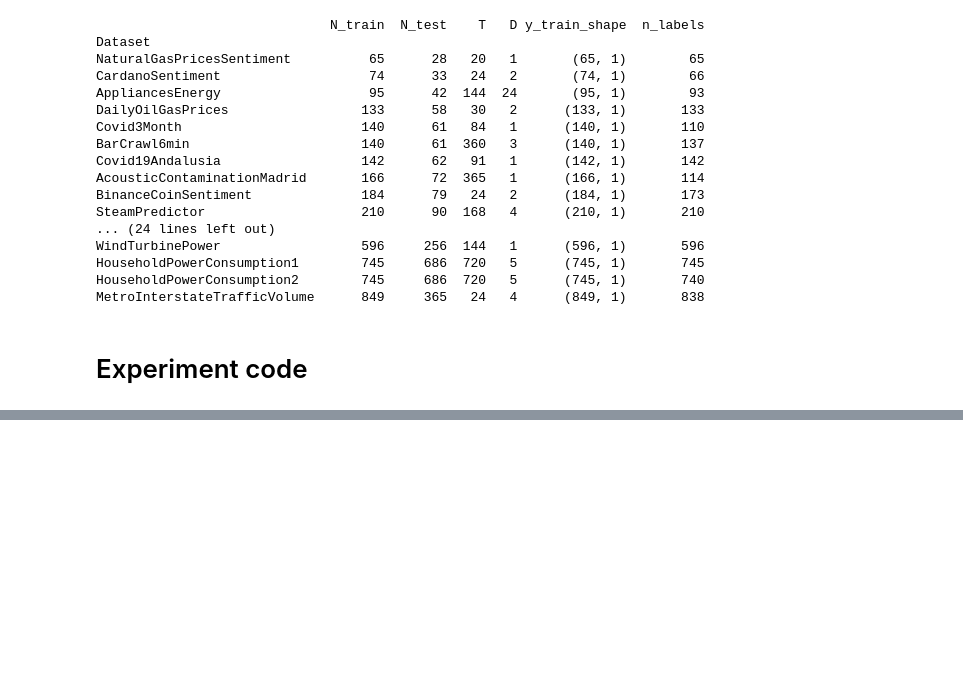
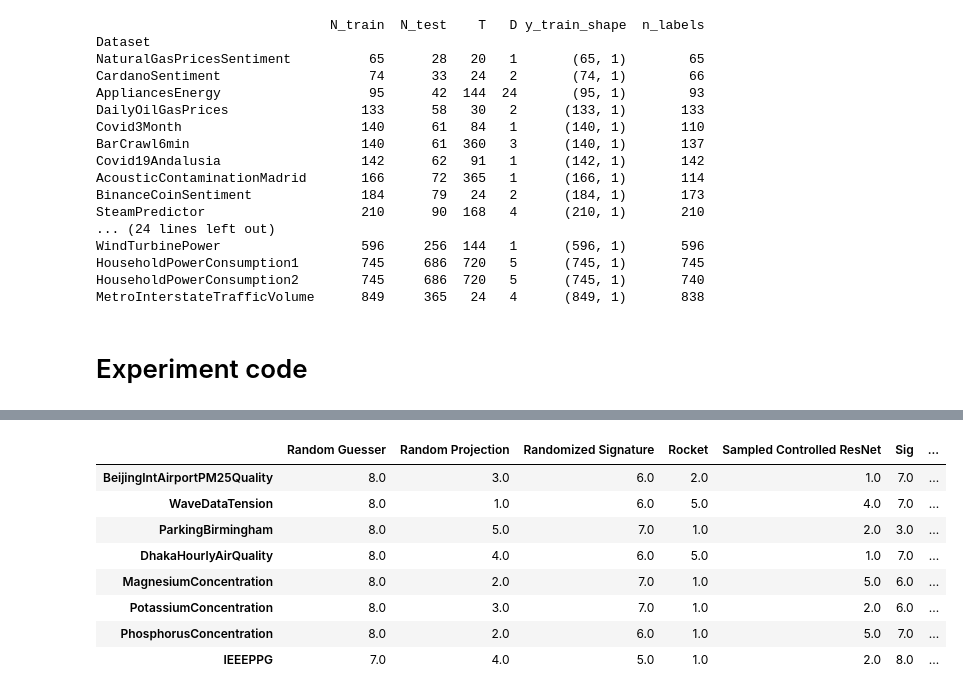
Before and after one commit to nikitazozoulenko/Zephyrox, a Jupyter notebook: jax_based/SWIM/TSER_SWIM.ipynb, the cells around one changed output, grey strips where cells are left out. Cells and saved outputs as stored; diff of their text form; code cells hidden in the pictures; blank space fills up the shorter version.

```diff
--- a/jax_based/SWIM/TSER_SWIM.ipynb
+++ b/jax_based/SWIM/TSER_SWIM.ipynb
@@ -67,8 +67,8 @@ def get_aeon_dataset(
         raise ValueError("TSER_or_TSC must be either 'TSER' or 'TSC'")
 
     #download
-    X_train, y_train = load_fun(dataset_name, split="train", extract_path=extract_path)
-    X_test, y_test = load_fun(dataset_name, split="test", extract_path=extract_path)
+    X_train, y_train = load_fun(dataset_name, split="train", extract_path=extract_path+TSER_or_TSC+"/")
+    X_test, y_test = load_fun(dataset_name, split="test", extract_path=extract_path+TSER_or_TSC+"/")
 
     #to jax array NOTE hardcoded no gradients
     X_train = lax.stop_gradient(jnp.array(X_train).transpose(0,2,1))
@@ -252,7 +252,7 @@ def run_allmodels_1dataset(
     max_batch = 1000
     n_features = 100
     models = [
-        ["Random Guesser", RandomGuesser(prng_key, 100, max_batch)],
+        ["Random Guesser", RandomGuesser(prng_key, 10, max_batch)],
         ["Tabular", TabularTimeseriesFeatures(max_batch)],
         ["Sig", SigTransform(4, max_batch)],
         #["Log Sig", LogSigTransform(4, max_batch)],
@@ -272,10 +272,11 @@ def run_allmodels_1dataset(
             jnp.tanh,
             max_batch,
             )],
-        ["MultiRocket", MultiRocketWrapper(
-            50000,
+        ["Rocket", RocketWrapper(
+            20000,
             10000000,
             )],
+        ["Random Projection", RandomProjectionFeatures(prng_key, 5000)],
         ]
 
     results = []
@@ -339,6 +340,6 @@ def run_all_experiments(
     df.to_pickle(f"TSER_results_{name_save}.pkl")
     return df
 # %%
-df = run_all_experiments(medium_datasets, "medium", max_T=100)
+df = run_all_experiments(medium_datasets, "medium3", max_T=100)
 # %% [output]
 BeijingIntAirportPM25Quality
@@ -375,0 +401,12 @@ IEEEPPG                                                    0.426907
+# %%
+df["RMSE_test"].rank(axis=1)
+# %% [output]
+|  | Random Guesser | Random Projection | Randomized Signature | Rocket | Sampled Controlled ResNet | Sig | ... |
+| BeijingIntAirportPM25Quality | 8.0 | 3.0 | 6.0 | 2.0 | 1.0 | 7.0 | ... |
+| WaveDataTension | 8.0 | 1.0 | 6.0 | 5.0 | 4.0 | 7.0 | ... |
+| ParkingBirmingham | 8.0 | 5.0 | 7.0 | 1.0 | 2.0 | 3.0 | ... |
+| DhakaHourlyAirQuality | 8.0 | 4.0 | 6.0 | 5.0 | 1.0 | 7.0 | ... |
+| MagnesiumConcentration | 8.0 | 2.0 | 7.0 | 1.0 | 5.0 | 6.0 | ... |
+| PotassiumConcentration | 8.0 | 3.0 | 7.0 | 1.0 | 2.0 | 6.0 | ... |
+| PhosphorusConcentration | 8.0 | 2.0 | 6.0 | 1.0 | 5.0 | 7.0 | ... |
+| IEEEPPG | 7.0 | 4.0 | 5.0 | 1.0 | 2.0 | 8.0 | ... |
```
Also changed, not shown: parts of 10 cells of this notebook, 10 other files.
